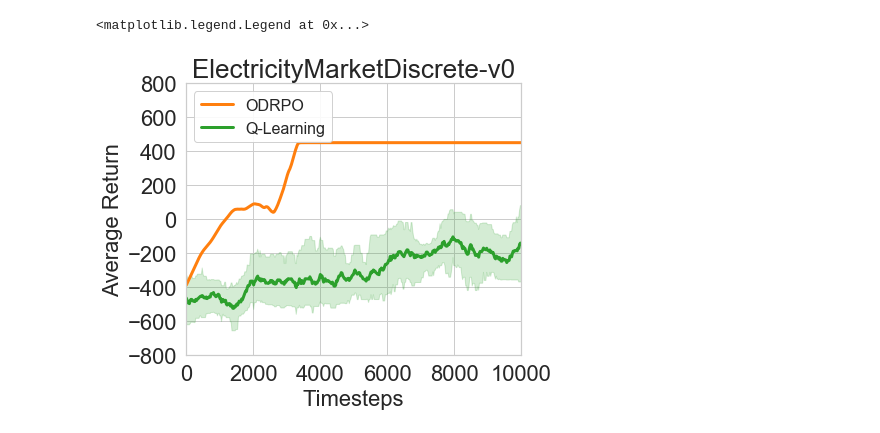
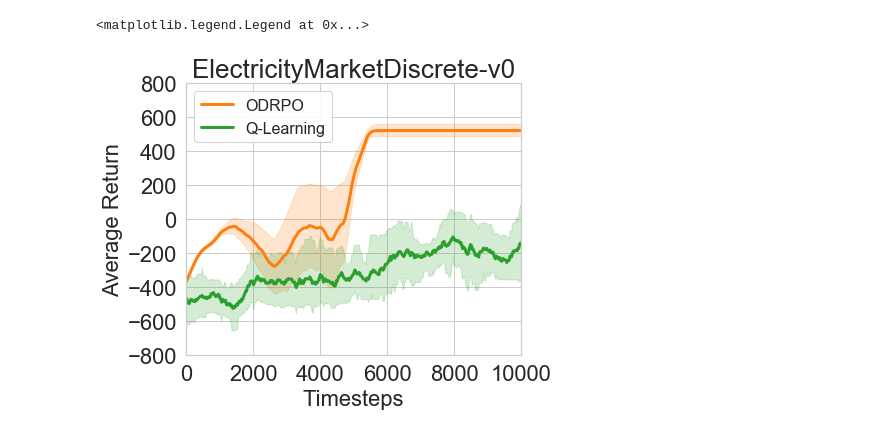
Before and after one commit to kadysongbb/efficient-wpo, a Jupyter notebook: discrete_control/view_training_discrete_EM.ipynb, the cells around one changed output. Saved outputs shown, nothing was run; the diff lists cells and outputs as text; code cells hidden in the pictures.

```diff
--- a/discrete_control/view_training_discrete_EM.ipynb
+++ b/discrete_control/view_training_discrete_EM.ipynb
@@ -68,35 +68,36 @@ sns.set_style("whitegrid")
 plt.rcParams["figure.figsize"] = (6,5)
 
 qlearning_file_list = ['./tmp/qlearning_electricitymarketdiscrete_monitor2.csv']
-odrpo_file_list = ['./log_files/dr_trpo_kl/ElectricityMarketDiscreteDQN-v0-1618878300.136684.csv']
+odrpo_file_list = ['./log_files/dr_trpo_kl/ElectricityMarketDiscreteDQN-v0-1618878300.136684.csv',
+                   './log_files/dr_trpo_kl/ElectricityMarketDiscreteDQN-v0-1620420956.66164.csv']
 window_size = 30
 
 ax = plt.subplot(111)
 plt.ylabel('Average Return', fontsize=22)
 plt.xlabel('Timesteps', fontsize=22)
 plt.xticks(fontsize=22)
 plt.yticks(fontsize=22)
 plt.xlim(0,10000)
 plt.ylim(-800,800)
 plt.title('ElectricityMarketDiscrete-v0', fontsize = 26)
 
 
 # ODRPO
 eps_per_iter = 24
 moving_average = find_drpo_moving_avg(odrpo_file_list, window_size,0.5)
 ax.plot(np.arange(len(moving_average[0]))*eps_per_iter, moving_average[0], label='ODRPO', linewidth = 3, color = "tab:orange")
 ax.fill_between(np.arange(len(moving_average[0]))*eps_per_iter, moving_average[1], moving_average[2], alpha=0.2, color = "tab:orange")
 
 
 # Q-Learning
 eps_per_iter = 24
 moving_average = find_baseline_moving_avg(qlearning_file_list, window_size,0.5)
 ax.plot(np.arange(len(moving_average[0]))*eps_per_iter, moving_average[0], label='Q-Learning', linewidth = 3, color = "tab:green")
 ax.fill_between(np.arange(len(moving_average[0]))*eps_per_iter, moving_average[1], moving_average[2], alpha=0.2, color = "tab:green")
 
 
 plt.rcParams["legend.framealpha"] = 0.9
 ax.legend(loc='upper left', fontsize = 16)
 # %% [output]
 <matplotlib.legend.Legend at 0x...>
-[figure, old version]
+[figure, new version]
```
Also changed, not shown: 2 other files.
